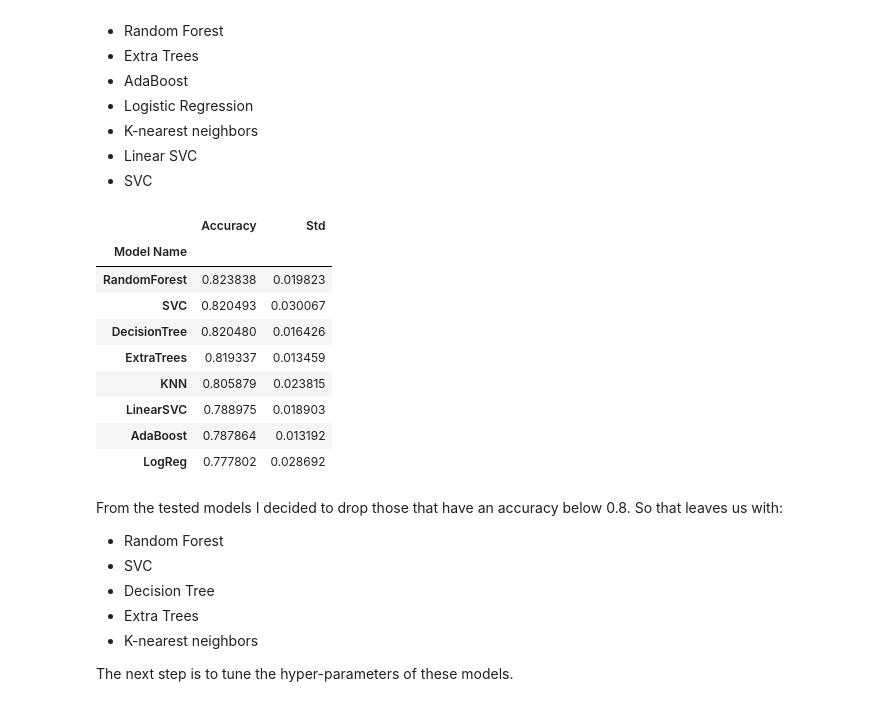
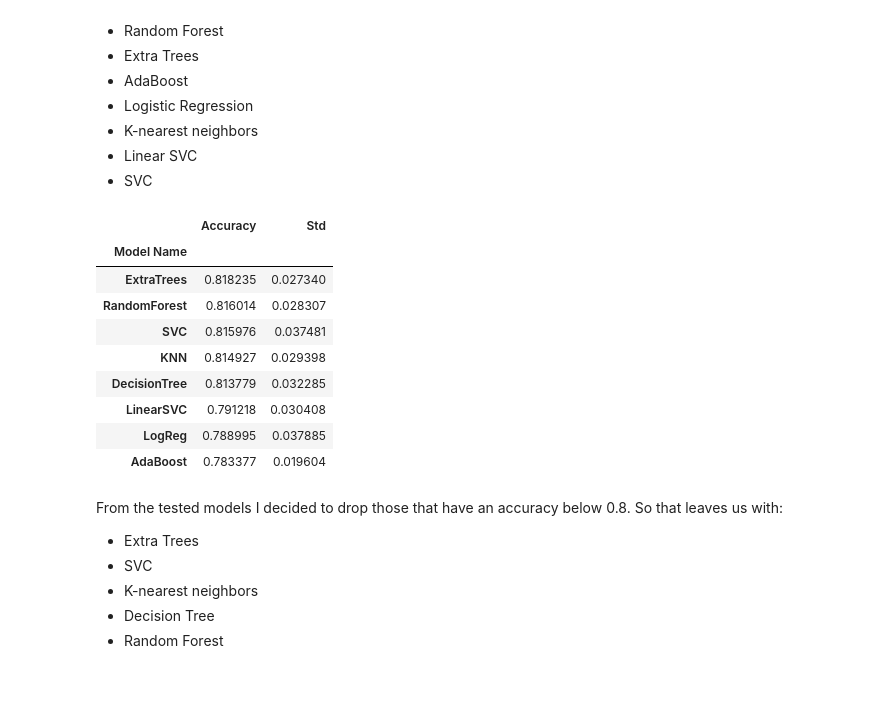
Before and after one commit to davidtvs/kaggle-titanic, a Jupyter notebook: titanic.ipynb, the cells around one changed output. Drawn from its saved outputs; the diff is of its cells as text; code cells hidden in the pictures.

```diff
--- a/titanic.ipynb
+++ b/titanic.ipynb
@@ -503,48 +503,49 @@ Y_train = train['Survived'].astype(int)
 # Test set samples to predict
 X_test = test
 
+# Number of cross-validation folds
+k_folds = 10
+
 # Create a dictionary containing the instance of the models, scores, mean accuracy and standard deviation
 classifiers = {
     'name': ['DecisionTree', 'RandomForest', 'ExtraTrees', 'AdaBoost', 'LogReg', 'KNN', 'LinearSVC', 'SVC'],
     'models': [DecisionTreeClassifier(), RandomForestClassifier(), ExtraTreesClassifier(), AdaBoostClassifier(),
                LogisticRegression(), KNeighborsClassifier(), LinearSVC(), SVC()],
     'scores': [],
     'acc_mean': [],
     'acc_std': []
 }
 
 # Run cross-validation and store the scores
 for model in classifiers['models']:
-    score = cross_val_score(model, X_train, Y_train, cv=5, n_jobs=4)
+    score = cross_val_score(model, X_train, Y_train, cv=k_folds, n_jobs=4)
     classifiers['scores'].append(score)
     classifiers['acc_mean'].append(score.mean())
     classifiers['acc_std'].append(score.std())
 
 # Create a nice table with the results
 classifiers_df = pd.DataFrame({
     'Model Name': classifiers['name'],
     'Accuracy': classifiers['acc_mean'],
     'Std': classifiers['acc_std']
 }, columns=['Model Name', 'Accuracy', 'Std']).set_index('Model Name')
 
 classifiers_df.sort_values('Accuracy', ascending=False)
 # %% [output]
 |  | Accuracy | Std |
 | Model Name |  |  |
-| RandomForest | 0.823838 | 0.019823 |
-| SVC | 0.820493 | 0.030067 |
-| DecisionTree | 0.820480 | 0.016426 |
-| ExtraTrees | 0.819337 | 0.013459 |
-| KNN | 0.805879 | 0.023815 |
-| LinearSVC | 0.788975 | 0.018903 |
-| AdaBoost | 0.787864 | 0.013192 |
-| LogReg | 0.777802 | 0.028692 |
+| ExtraTrees | 0.818235 | 0.027340 |
+| RandomForest | 0.816014 | 0.028307 |
+| SVC | 0.815976 | 0.037481 |
+| KNN | 0.814927 | 0.029398 |
+| DecisionTree | 0.813779 | 0.032285 |
+| LinearSVC | 0.791218 | 0.030408 |
+| LogReg | 0.788995 | 0.037885 |
+| AdaBoost | 0.783377 | 0.019604 |
 # %% [markdown]
 From the tested models I decided to drop those that have an accuracy below 0.8. So that leaves us with:
+- Extra Trees
+- SVC
+- K-nearest neighbors
+- Decision Tree
 - Random Forest
-- SVC
-- Decision Tree
-- Extra Trees
-- K-nearest neighbors
-
-The next step is to tune the hyper-parameters of these models.
```
Also changed, not shown: parts of 3 cells of this notebook.
